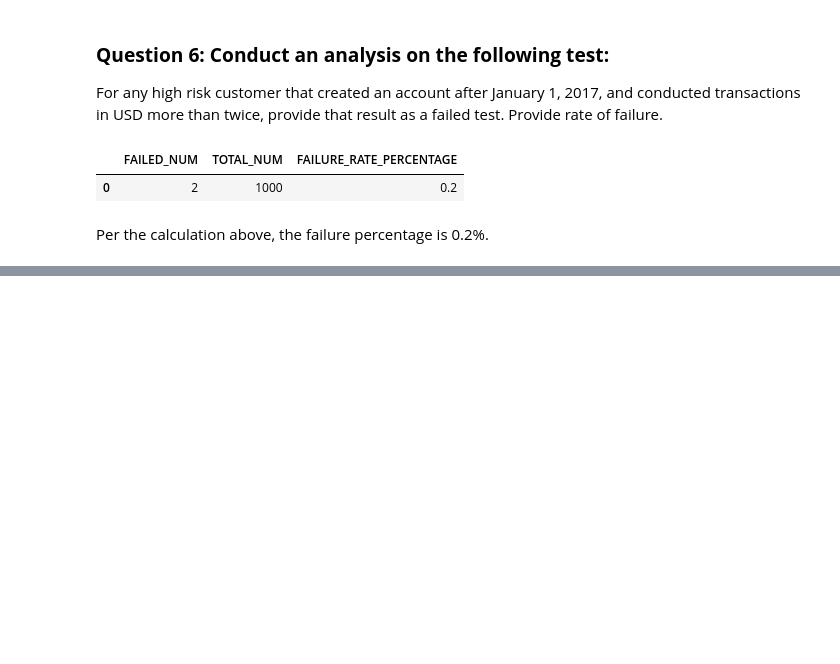
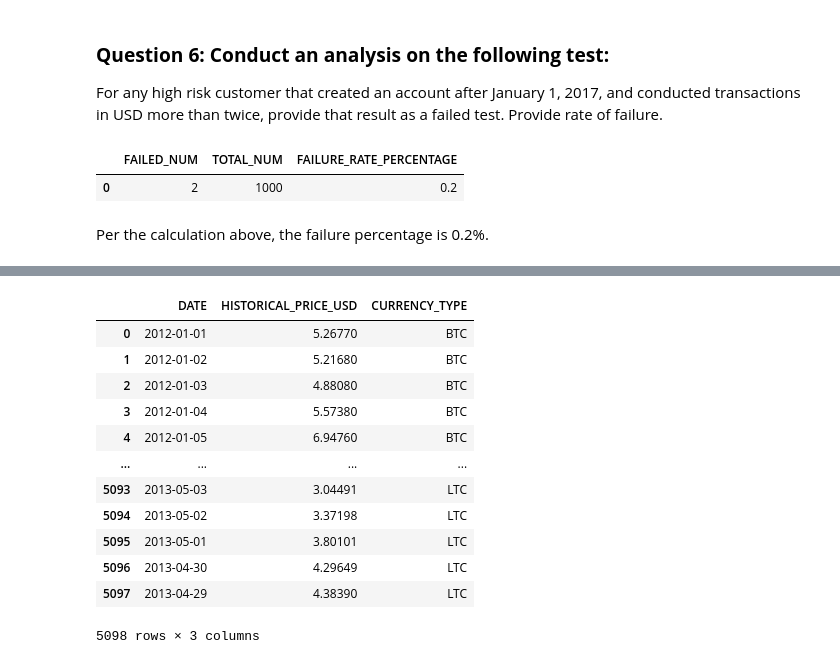
Before and after one commit to ycyuchengliu/coinbase_note, a Jupyter notebook: 00_coinbase_core_hw_notebook.ipynb, the cells around one changed output, grey strips where cells are left out. Cells and saved outputs as stored; diff of their text form; code cells hidden in the pictures; blank space fills up the shorter version.

```diff
--- a/Coinbase_Data_HW.ipynb
+++ b/00_coinbase_core_hw_notebook.ipynb
@@ -66,6 +63,13 @@ def get_simple_plot(dataframe_column, title, x_lable, y_lable, width):
     plt.ylabel(y_lable)
     plt.tight_layout()
     plt.show()
+
+def historical_price_cleanup(input_data, type):
+    historical_price_cleaned = pd.DataFrame()
+    historical_price_cleaned['DATE'] = input_data['Start']
+    historical_price_cleaned['HISTORICAL_PRICE_USD'] = input_data['Close']
+    historical_price_cleaned['CURRENCY_TYPE'] = type
+    return historical_price_cleaned
 # %% [markdown]
 ### **Question 1**
 Draw an entity-relationship diagram for the data. Indicate the cardinality of the relationships.
@@ -628,0 +675,18 @@ df_ledger_full_table.head(10)
+# %%
+df_cleaned_historical_price = pd.concat([df_btc_cleaned, df_etc_cleaned, df_eth_cleaned, df_ltc_cleaned], ignore_index=True)
+
+df_cleaned_historical_price
+# %% [output]
+|  | DATE | HISTORICAL_PRICE_USD | CURRENCY_TYPE |
+| 0 | 2012-01-01 | 5.26770 | BTC |
+| 1 | 2012-01-02 | 5.21680 | BTC |
+| 2 | 2012-01-03 | 4.88080 | BTC |
+| 3 | 2012-01-04 | 5.57380 | BTC |
+| 4 | 2012-01-05 | 6.94760 | BTC |
+| ... | ... | ... | ... |
+| 5093 | 2013-05-03 | 3.04491 | LTC |
+| 5094 | 2013-05-02 | 3.37198 | LTC |
+| 5095 | 2013-05-01 | 3.80101 | LTC |
+| 5096 | 2013-04-30 | 4.29649 | LTC |
+| 5097 | 2013-04-29 | 4.38390 | LTC |
+5098 rows × 3 columns
```
Also changed, not shown: parts of 22 cells of this notebook, 11 other files.
